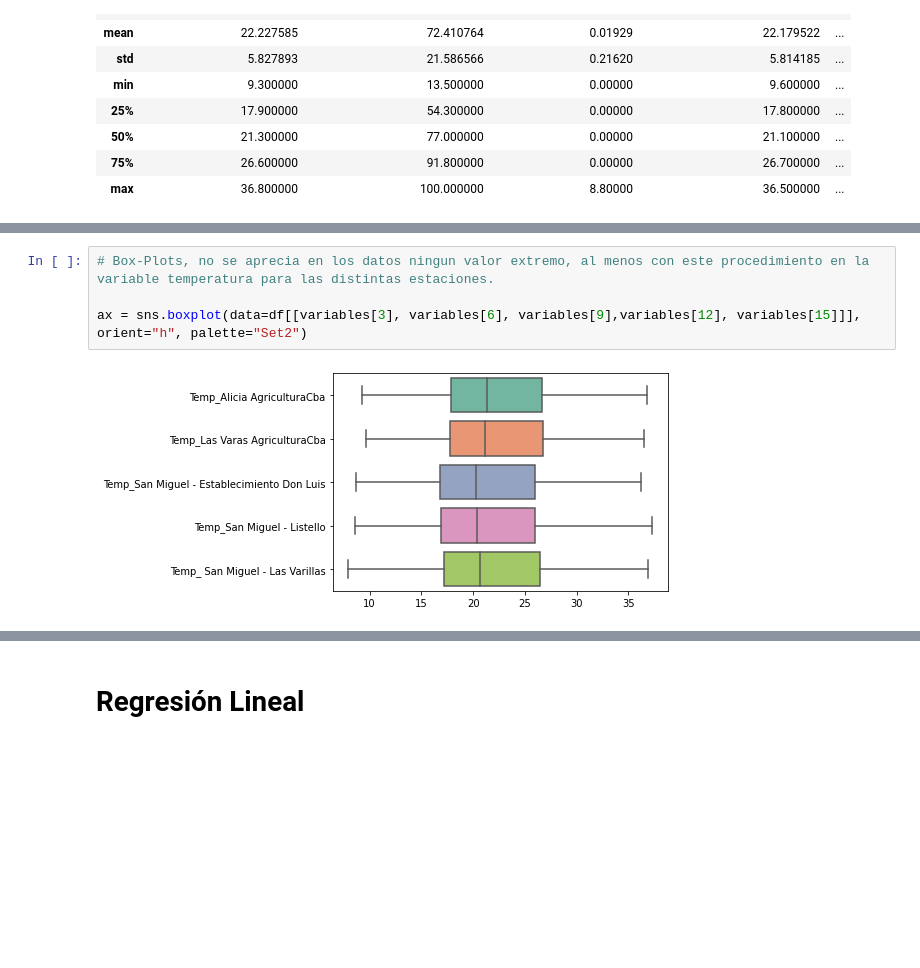
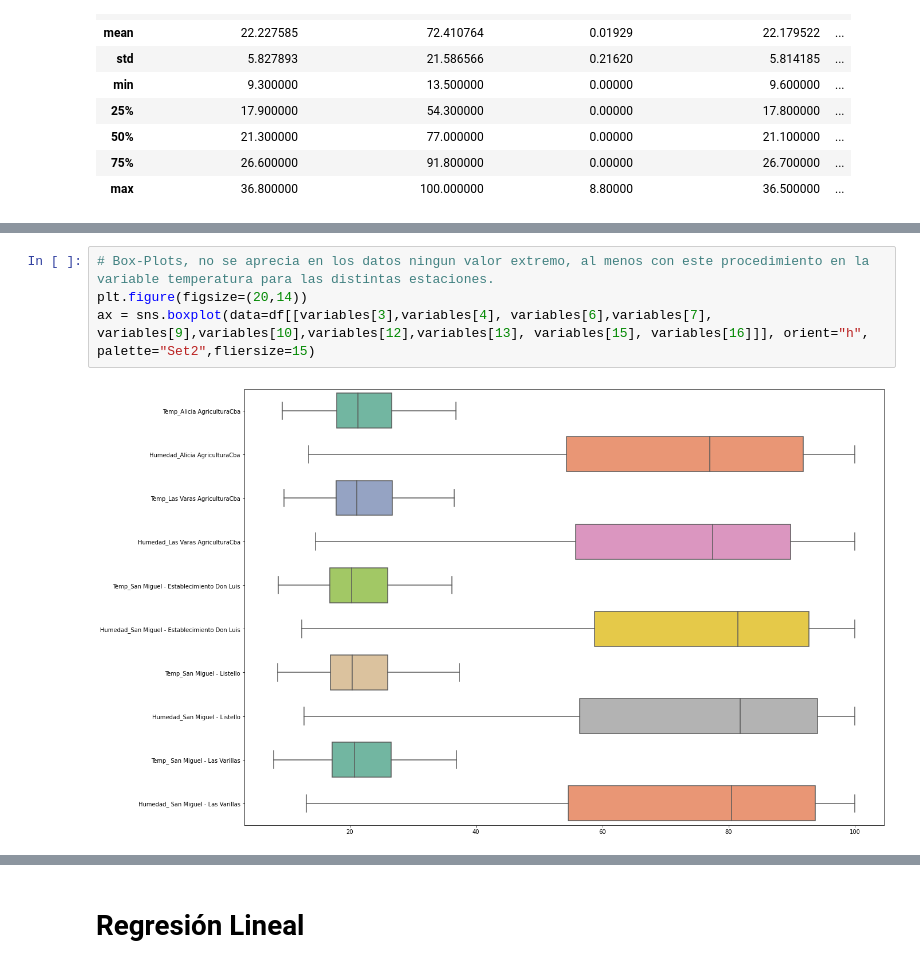
Before and after one commit to Jorge-89/Data-Science-CoderHouse, a Jupyter notebook: AED y Regresión Lineal.ipynb, the cells around one changed output, grey strips where cells are left out. Saved outputs shown, nothing was run; the diff lists cells and outputs as text; blank space fills up the shorter version.

```diff
--- a/AED y Regresión Lineal.ipynb
+++ b/AED y Regresión Lineal.ipynb
@@ -119,6 +174,6 @@ for i in range(3,18,3):
 # %%
 # Box-Plots, no se aprecia en los datos ningun valor extremo, al menos con este procedimiento en la variable temperatura para las distintas estaciones.
-
-ax = sns.boxplot(data=df[[variables[3], variables[6], variables[9],variables[12], variables[15]]], orient="h", palette="Set2")
+plt.figure(figsize=(20,14))
+ax = sns.boxplot(data=df[[variables[3],variables[4], variables[6],variables[7], variables[9],variables[10],variables[12],variables[13], variables[15], variables[16]]], orient="h", palette="Set2",fliersize=15)
 # %% [output]
-[figure, old version]
+[figure, new version]
```
Also changed, not shown: parts of 11 cells of this notebook.
